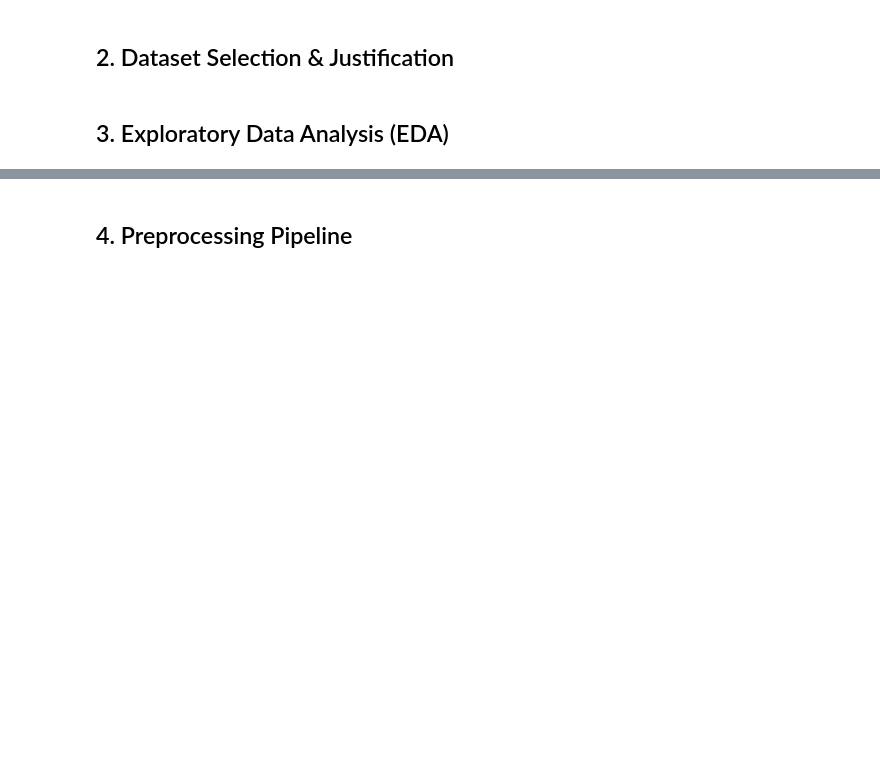
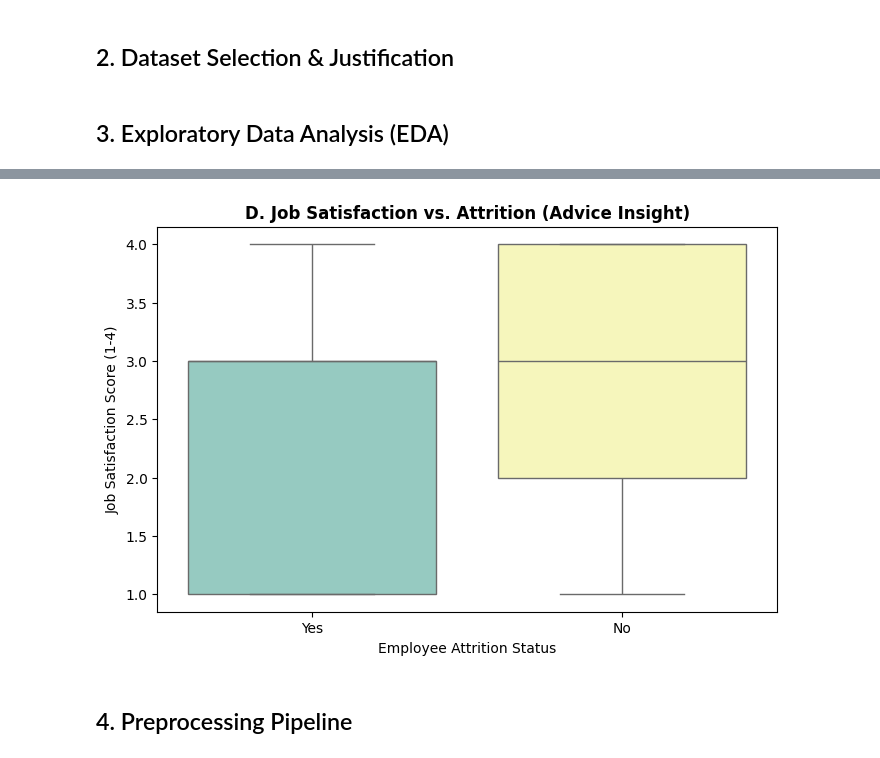
Before and after one commit to K0alaxy/SWE485-G2-Phase1, a Jupyter notebook: Phase1_Data_Exploration.ipynb, the cells around one changed output, grey strips where cells are left out. Cells and saved outputs as stored; diff of their text form; code cells hidden in the pictures; blank space fills up the shorter version.

```diff
--- a/Phase1_Data_Exploration.ipynb
+++ b/Phase1_Data_Exploration.ipynb
@@ -61,3 +80,19 @@ plt.show()
+# %%
+# Relationship for Advice
+plt.figure(figsize=(8, 5))
+
+# Using a Box Plot to show the spread of satisfaction
+sns.boxplot(x='Attrition', y='JobSatisfaction', data=df, hue='Attrition', palette='Set3', legend=False)
+
+plt.title('D. Job Satisfaction vs. Attrition (Advice Insight)', fontweight='bold')
+plt.xlabel('Employee Attrition Status')
+plt.ylabel('Job Satisfaction Score (1-4)')
+
+# Save the plot as required by the Phase 1 guide and display it
+plt.savefig('plots/viz4_job_satisfaction_vs_attrition.png', bbox_inches='tight')
+plt.show()
+# %% [output]
+[figure, added]
 # %% [markdown]
 ## 4. Preprocessing Pipeline
 # %% [markdown]
```
Also changed, not shown: parts of 9 cells of this notebook, 4 other files.
